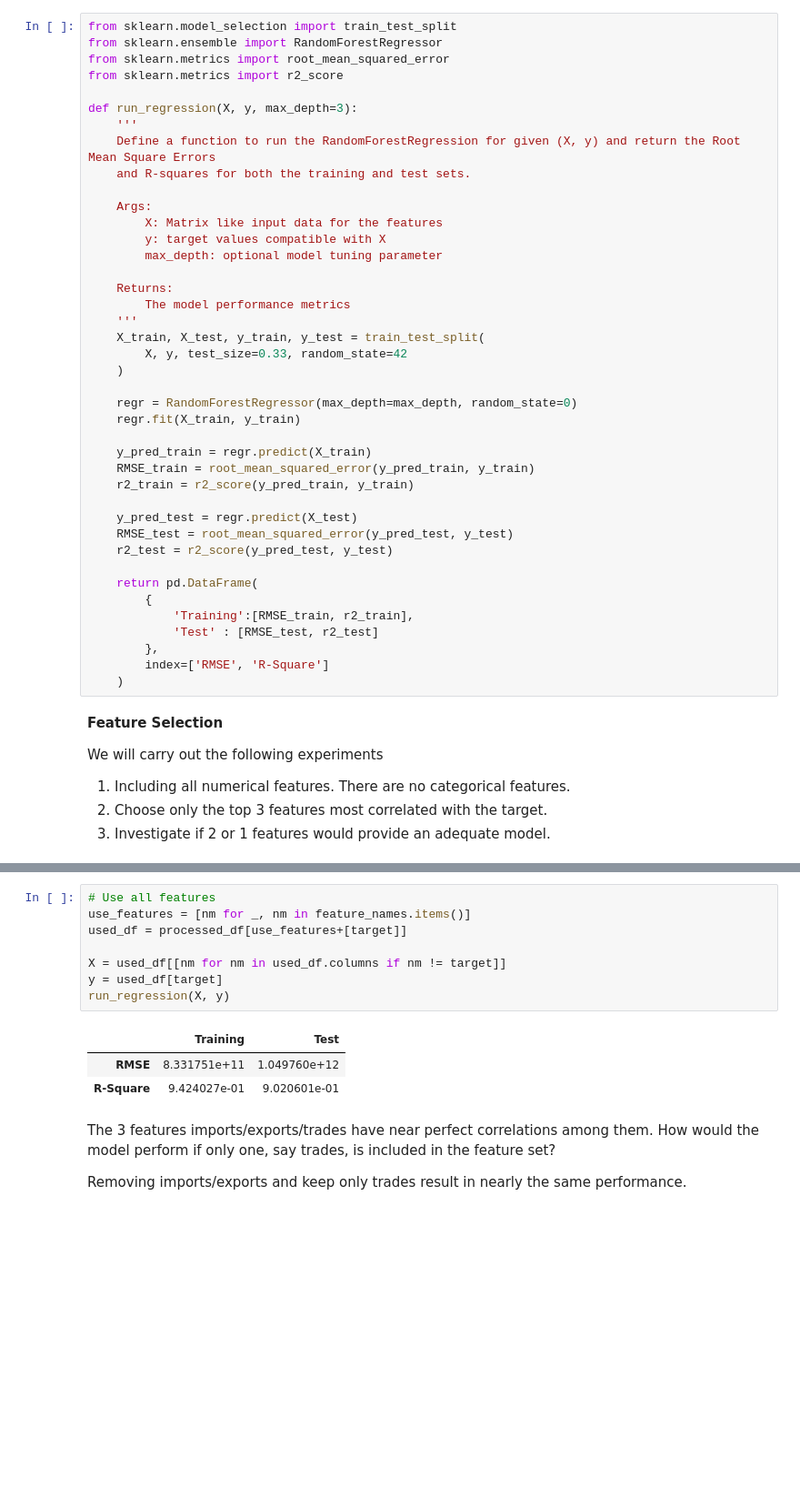
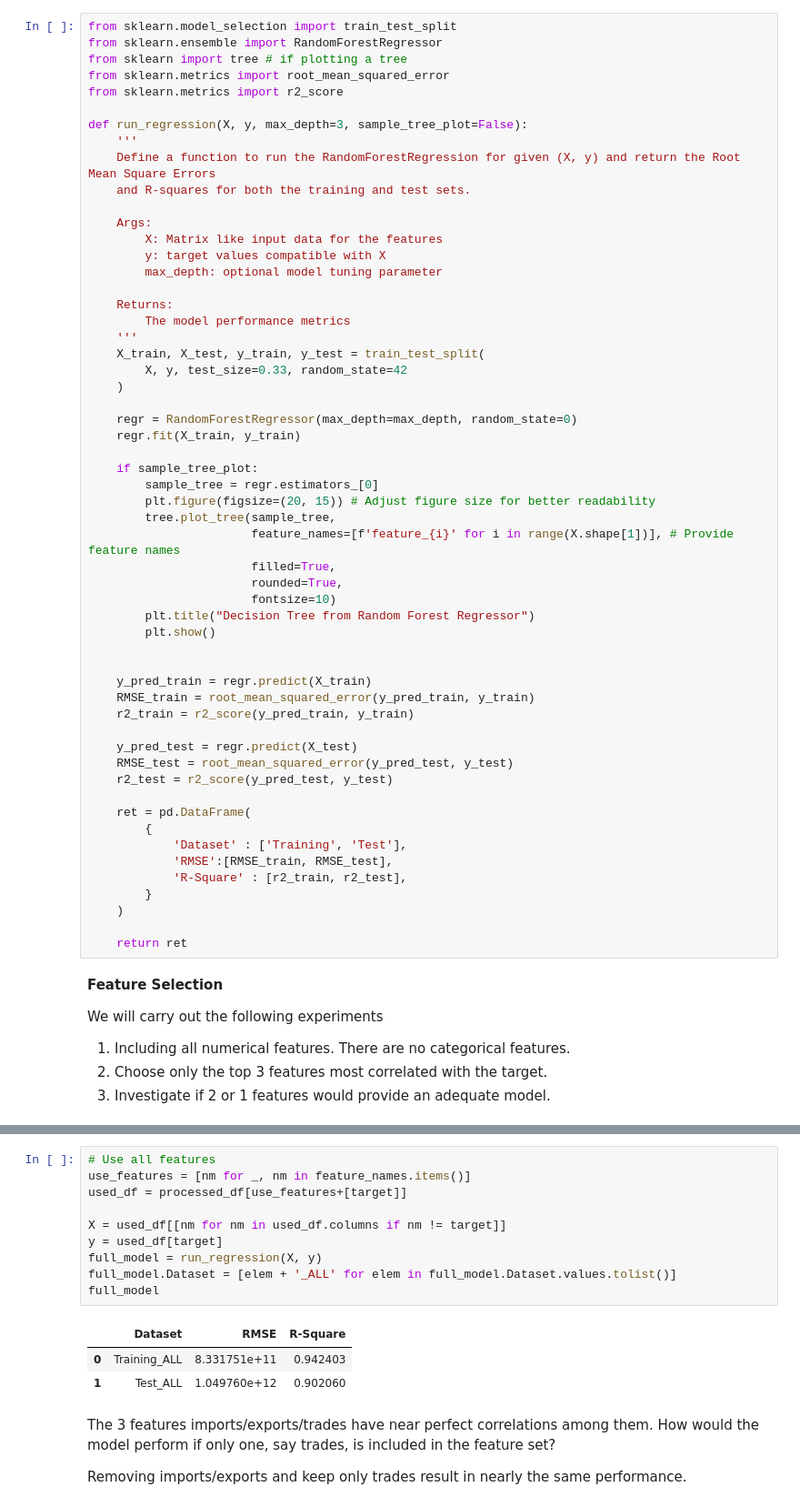
Before and after one commit to fangbinggmail/scikit-starter, a Jupyter notebook: WorldGDP.ipynb, the cells around one changed output, grey strips where cells are left out. Shown: that part at 91% size. Drawn from its saved outputs; the diff is of its cells as text; blank space fills up the shorter version.

```diff
--- a/WorldGDP.ipynb
+++ b/WorldGDP.ipynb
@@ -130,10 +130,11 @@ We will use RandomForestRegressor to predict target using a selection of feature
 # %%
 from sklearn.model_selection import train_test_split
 from sklearn.ensemble import RandomForestRegressor
+from sklearn import tree # if plotting a tree
 from sklearn.metrics import root_mean_squared_error
 from sklearn.metrics import r2_score
 
-def run_regression(X, y, max_depth=3):
+def run_regression(X, y, max_depth=3, sample_tree_plot=False):
     '''
     Define a function to run the RandomForestRegression for given (X, y) and return the Root Mean Square Errors
     and R-squares for both the training and test sets.
@@ -153,6 +154,18 @@ def run_regression(X, y, max_depth=3):
     regr = RandomForestRegressor(max_depth=max_depth, random_state=0)
     regr.fit(X_train, y_train)
 
+    if sample_tree_plot:
+        sample_tree = regr.estimators_[0]
+        plt.figure(figsize=(20, 15)) # Adjust figure size for better readability
+        tree.plot_tree(sample_tree,
+                       feature_names=[f'feature_{i}' for i in range(X.shape[1])], # Provide feature names
+                       filled=True,
+                       rounded=True,
+                       fontsize=10)
+        plt.title("Decision Tree from Random Forest Regressor")
+        plt.show()
+
+
     y_pred_train = regr.predict(X_train)
     RMSE_train = root_mean_squared_error(y_pred_train, y_train)
     r2_train = r2_score(y_pred_train, y_train)
@@ -161,13 +174,15 @@ def run_regression(X, y, max_depth=3):
     RMSE_test = root_mean_squared_error(y_pred_test, y_test)
     r2_test = r2_score(y_pred_test, y_test)
 
-    return pd.DataFrame(
+    ret = pd.DataFrame(
         {
-            'Training':[RMSE_train, r2_train],
-            'Test' : [RMSE_test, r2_test]
-        },
-        index=['RMSE', 'R-Square']
+            'Dataset' : ['Training', 'Test'],
+            'RMSE':[RMSE_train, RMSE_test],
+            'R-Square' : [r2_train, r2_test],
+        }
     )
+
+    return ret
 # %% [markdown]
 **Feature Selection**
 
@@ -178,15 +198,17 @@ We will carry out the following experiments
 # %%
 # Use all features
 use_features = [nm for _, nm in feature_names.items()]
 used_df = processed_df[use_features+[target]]
 
 X = used_df[[nm for nm in used_df.columns if nm != target]]
 y = used_df[target]
-run_regression(X, y)
+full_model = run_regression(X, y)
+full_model.Dataset = [elem + '_ALL' for elem in full_model.Dataset.values.tolist()]
+full_model
 # %% [output]
-|  | Training | Test |
-| RMSE | 8.331751e+11 | 1.049760e+12 |
-| R-Square | 9.424027e-01 | 9.020601e-01 |
+|  | Dataset | RMSE | R-Square |
+| 0 | Training_ALL | 8.331751e+11 | 0.942403 |
+| 1 | Test_ALL | 1.049760e+12 | 0.902060 |
 # %% [markdown]
 The 3 features imports/exports/trades have near perfect correlations among them.
 How would the model perform if only one, say trades, is included in the feature set?
```
Also changed, not shown: parts of 6 cells of this notebook.
